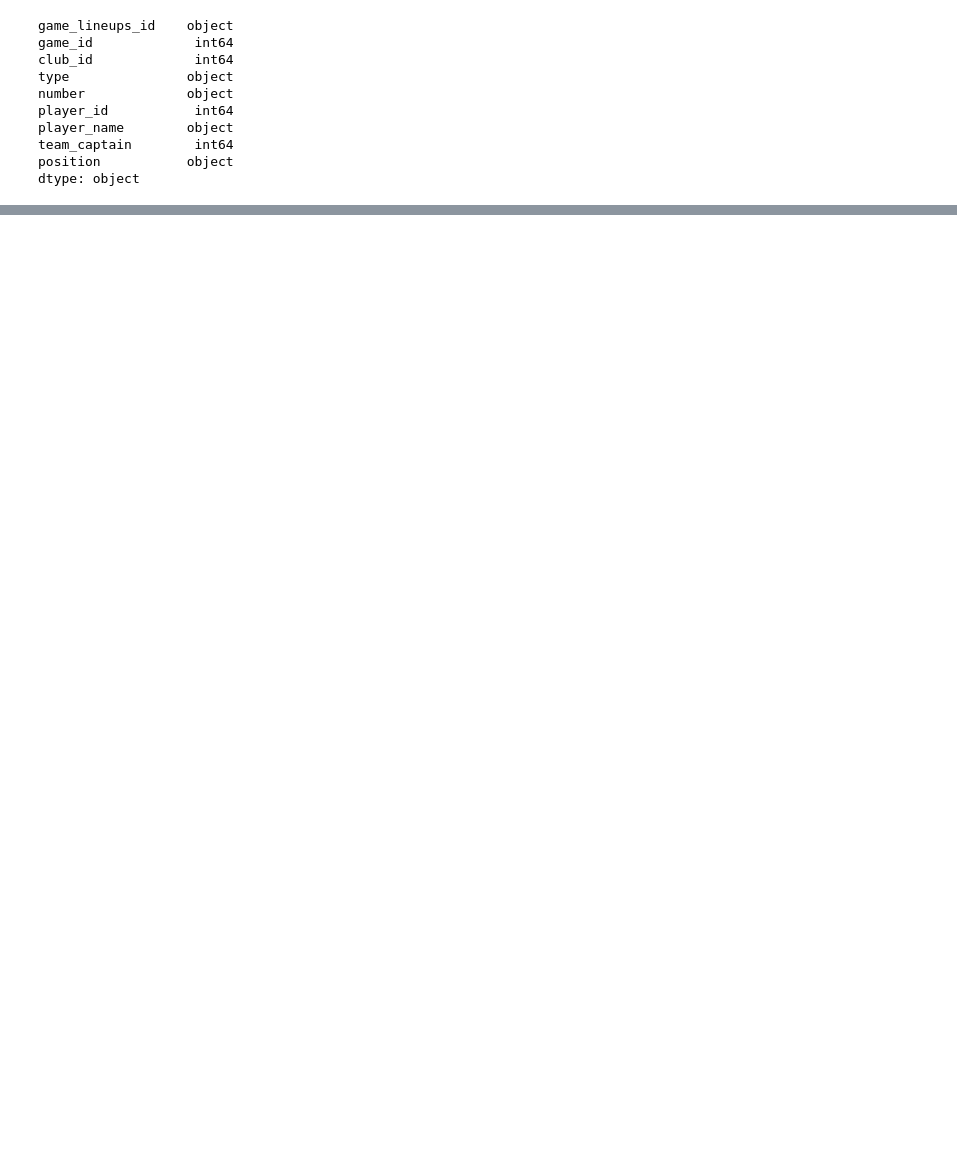
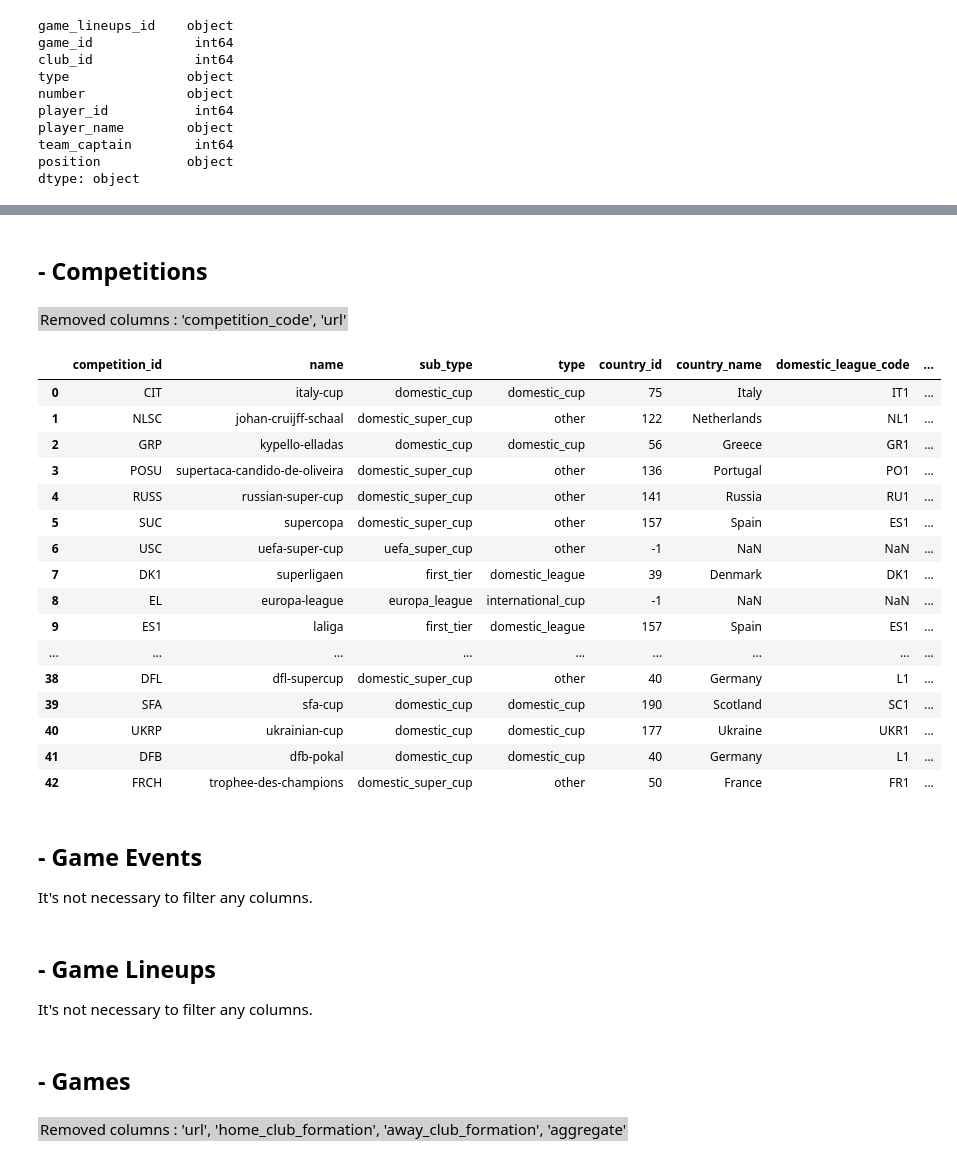
Before and after one commit to ZakAbourida/IUM-TWEB-UniTo, a Jupyter notebook: MainDirectory/Python Part/DataAnalysis.ipynb, the cells around one changed output, grey strips where cells are left out. Drawn from its saved outputs; the diff is of its cells as text; code cells hidden in the pictures; blank space fills up the shorter version.

Commit message:
Filter columns and upgrade

```diff
--- a/MainDirectory/Python Part/DataAnalysis.ipynb
+++ b/MainDirectory/Python Part/DataAnalysis.ipynb
@@ -369,0 +548,40 @@ dtype: object
+# %% [markdown]
+## - Competitions
+# %%
+competitions_df = competitions_df[[
+    'competition_id',  # 'competition_code',
+    'name', 'sub_type', 'type',
+    'country_id', 'country_name', 'domestic_league_code', 'confederation',
+    #'url'
+]]
+# %% [markdown]
+<span style="background-color: #d0d0d0; color: black; padding: 2px;">Removed columns : 'competition_code', 'url'
+</span>
+# %%
+competitions_df
+# %% [output]
+|  | competition_id | name | sub_type | type | country_id | country_name | domestic_league_code | ... |
+| 0 | CIT | italy-cup | domestic_cup | domestic_cup | 75 | Italy | IT1 | ... |
+| 1 | NLSC | johan-cruijff-schaal | domestic_super_cup | other | 122 | Netherlands | NL1 | ... |
+| 2 | GRP | kypello-elladas | domestic_cup | domestic_cup | 56 | Greece | GR1 | ... |
+| 3 | POSU | supertaca-candido-de-oliveira | domestic_super_cup | other | 136 | Portugal | PO1 | ... |
+| 4 | RUSS | russian-super-cup | domestic_super_cup | other | 141 | Russia | RU1 | ... |
+| 5 | SUC | supercopa | domestic_super_cup | other | 157 | Spain | ES1 | ... |
+| 6 | USC | uefa-super-cup | uefa_super_cup | other | -1 | NaN | NaN | ... |
+| 7 | DK1 | superligaen | first_tier | domestic_league | 39 | Denmark | DK1 | ... |
+| 8 | EL | europa-league | europa_league | international_cup | -1 | NaN | NaN | ... |
+| 9 | ES1 | laliga | first_tier | domestic_league | 157 | Spain | ES1 | ... |
+| ... | ... | ... | ... | ... | ... | ... | ... | ... |
+| 38 | DFL | dfl-supercup | domestic_super_cup | other | 40 | Germany | L1 | ... |
+| 39 | SFA | sfa-cup | domestic_cup | domestic_cup | 190 | Scotland | SC1 | ... |
+| 40 | UKRP | ukrainian-cup | domestic_cup | domestic_cup | 177 | Ukraine | UKR1 | ... |
+| 41 | DFB | dfb-pokal | domestic_cup | domestic_cup | 40 | Germany | L1 | ... |
+| 42 | FRCH | trophee-des-champions | domestic_super_cup | other | 50 | France | FR1 | ... |
+# %% [markdown]
+## - Game Events
+It's not necessary to filter any columns.
+# %% [markdown]
+## - Game Lineups
+It's not necessary to filter any columns.
+# %% [markdown]
+## - Games
@@ -369,0 +598,3 @@ dtype: object
+# %% [markdown]
+<span style="background-color: #d0d0d0; color: black; padding: 2px;">Removed columns : 'url', 'home_club_formation', 'away_club_formation', 'aggregate'
+</span>
```
Also changed, not shown: parts of 46 cells of this notebook.
